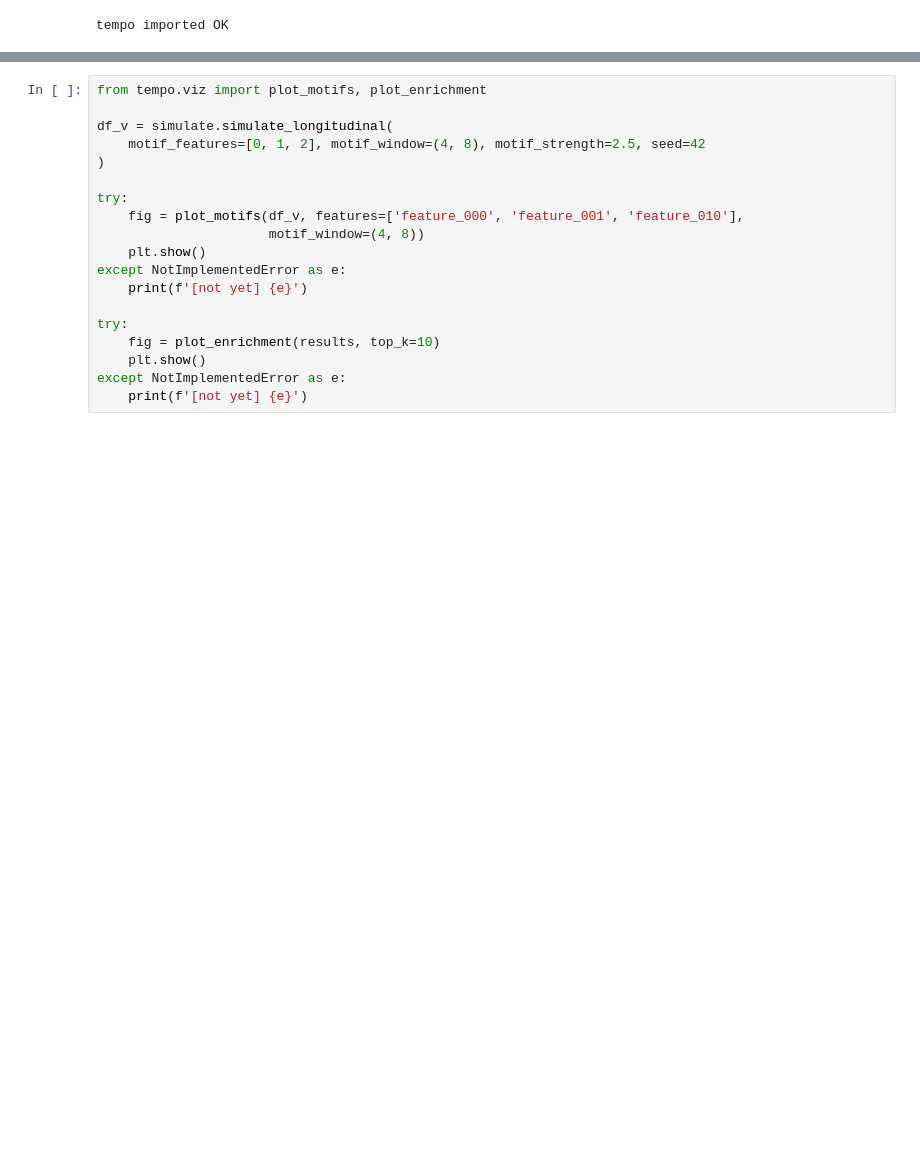
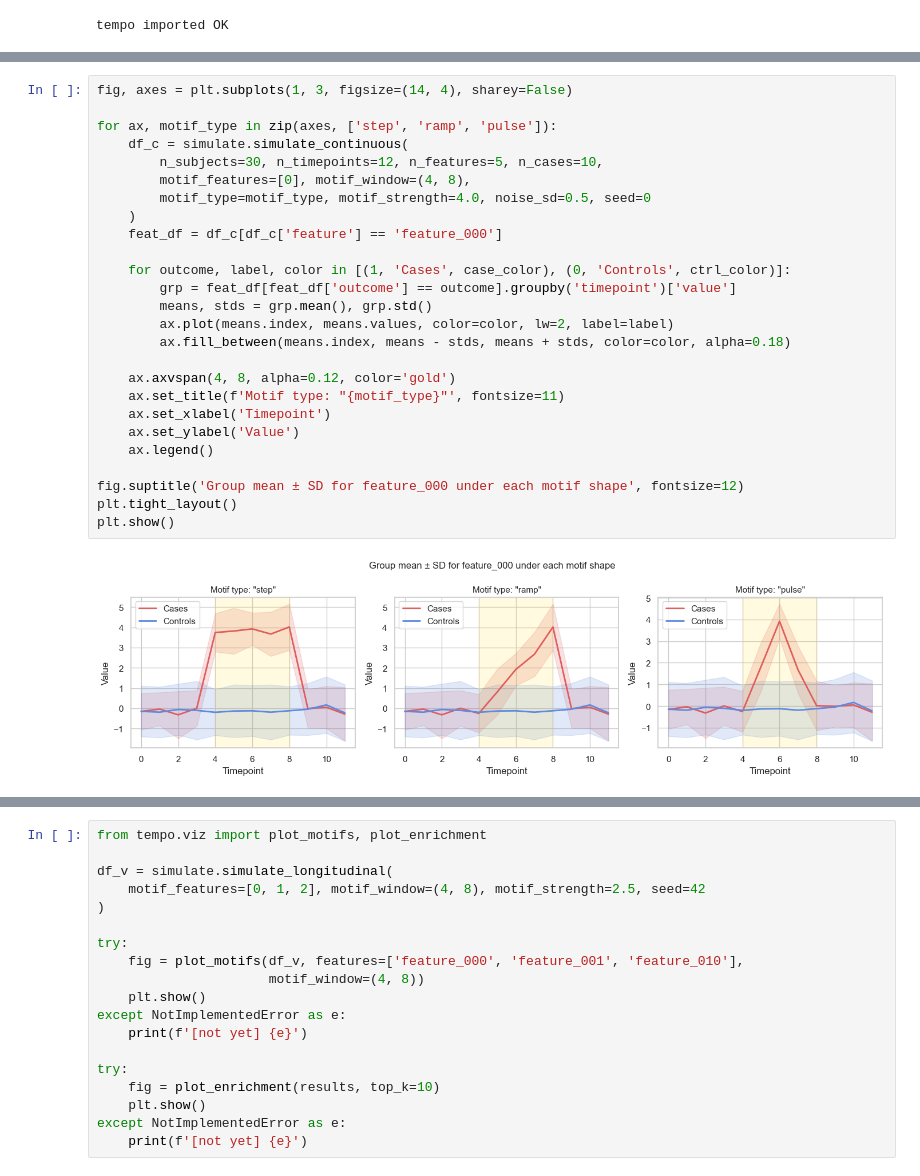
Before and after one commit to cbumby17/TEMPO, a Jupyter notebook: dev_notebook.ipynb, the cells around one changed output, grey strips where cells are left out. Saved outputs shown, nothing was run; the diff lists cells and outputs as text; blank space fills up the shorter version.

```diff
--- a/dev_notebook.ipynb
+++ b/dev_notebook.ipynb
@@ -464,0 +242,28 @@ except NotImplementedError as e:
+# %%
+fig, axes = plt.subplots(1, 3, figsize=(14, 4), sharey=False)
+
+for ax, motif_type in zip(axes, ['step', 'ramp', 'pulse']):
+    df_c = simulate.simulate_continuous(
+        n_subjects=30, n_timepoints=12, n_features=5, n_cases=10,
+        motif_features=[0], motif_window=(4, 8),
+        motif_type=motif_type, motif_strength=4.0, noise_sd=0.5, seed=0
+    )
+    feat_df = df_c[df_c['feature'] == 'feature_000']
+
+    for outcome, label, color in [(1, 'Cases', case_color), (0, 'Controls', ctrl_color)]:
+        grp = feat_df[feat_df['outcome'] == outcome].groupby('timepoint')['value']
+        means, stds = grp.mean(), grp.std()
+        ax.plot(means.index, means.values, color=color, lw=2, label=label)
+        ax.fill_between(means.index, means - stds, means + stds, color=color, alpha=0.18)
+
+    ax.axvspan(4, 8, alpha=0.12, color='gold')
+    ax.set_title(f'Motif type: "{motif_type}"', fontsize=11)
+    ax.set_xlabel('Timepoint')
+    ax.set_ylabel('Value')
+    ax.legend()
+
+fig.suptitle('Group mean ± SD for feature_000 under each motif shape', fontsize=12)
+plt.tight_layout()
+plt.show()
+# %% [output]
+[figure, added]
```
Also changed, not shown: parts of 52 cells of this notebook, 1 other file.
